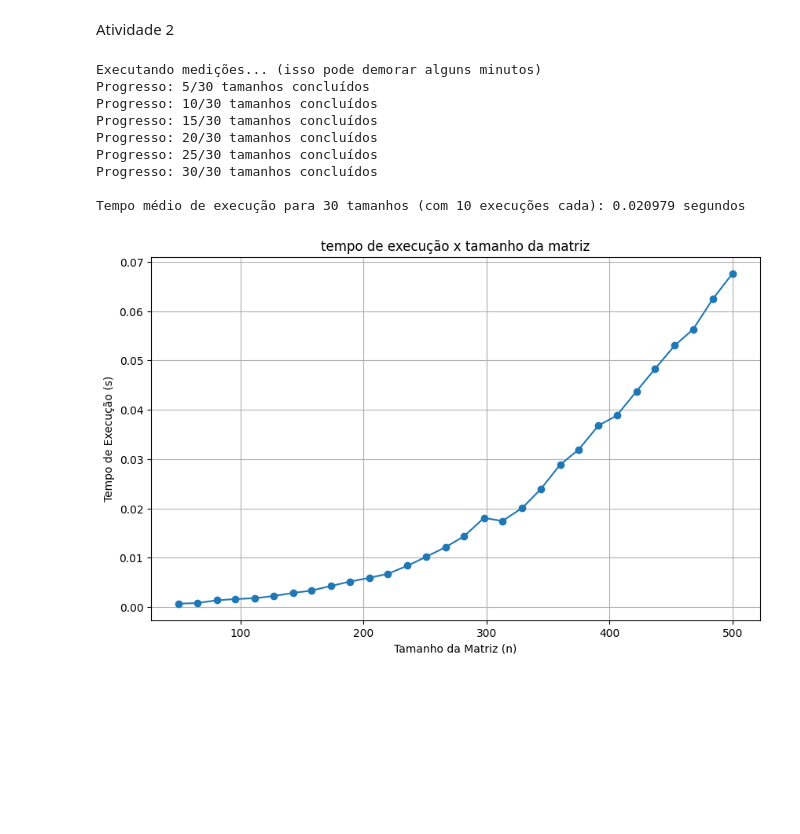
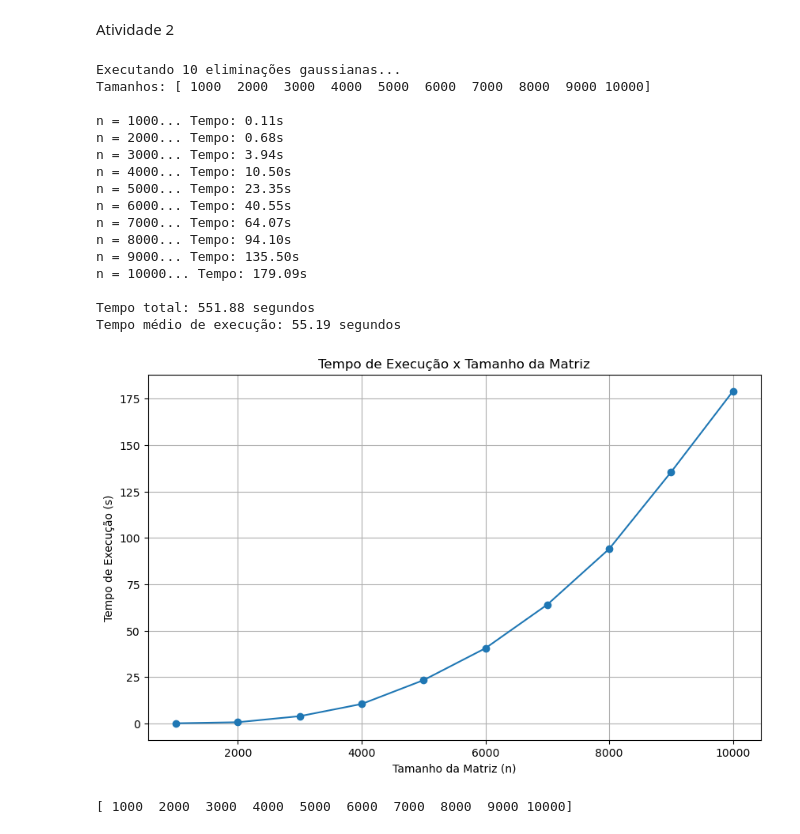
Before and after one commit to pedronalon/Trabalho03_Calculo_Numerico, a Jupyter notebook: Trabalho03.ipynb, the cells around one changed output. Saved outputs shown, nothing was run; the diff lists cells and outputs as text; code cells hidden in the pictures; blank space fills up the shorter version.

```diff
--- a/Trabalho03.ipynb
+++ b/Trabalho03.ipynb
@@ -54,67 +72,60 @@ print(solution)
 # %% [markdown]
 Atividade 2
 # %%
-eliminations = 30  # mais pontos de amostragem
-a, b = 50, 500  # começar de 50 para evitar tempos muito pequenos e imprecisos
-
-n_values = np.linspace(a, b, eliminations, dtype=int)
+eliminations = 10
+n_values = np.linspace(1000, 10000, eliminations, dtype=int)
 times = np.zeros(eliminations)
 total_time = 0
 k = 0
 solutions = []
 
-# MELHORIA: mais execuções e usar perf_counter para maior precisão
-num_execucoes = 10  # aumentado de 5 para 10
+print(f"Executando {eliminations} eliminações gaussianas...")
+print(f"Tamanhos: {n_values}\n")
 
-print("Executando medições... (isso pode demorar alguns minutos)")
-for idx, i in enumerate(n_values):
-    tempos_amostra = []
+for i in n_values:
+    print(f"n = {i}...", end=" ", flush=True)
+    A = np.random.rand(i, i)
+    b = np.random.rand(i)
 
-    # aquecimento do cache (executa uma vez e descarta)
-    A_warm = np.random.rand(i, i)
-    b_warm = np.random.rand(i)
-    _ = gaussianElimination(A_warm.copy(), b_warm.copy())
-
-    for _ in range(num_execucoes):
-        A = np.random.rand(i, i)
-        b = np.random.rand(i)
-
-        # usar perf_counter para maior precisão
-        start_time = t.perf_counter()
-        solution = gaussianElimination(A, b)
-        end_time = t.perf_counter()
-        tempos_amostra.append(end_time - start_time)
-
-    # usar média em vez de mediana (mais suave para dados já filtrados)
-    times[k] = np.mean(tempos_amostra)
+    start_time = t.time()
+    solution = gaussianElimination(A, b)
+    end_time = t.time()
+    times[k] = end_time - start_time
     total_time += times[k]
+    print(f"Tempo: {times[k]:.2f}s")
     k += 1
     solutions.append(solution)
 
-    # progresso
-    if (idx + 1) % 5 == 0:
-        print(f"Progresso: {idx + 1}/{eliminations} tamanhos concluídos")
-
 average_time = total_time / eliminations
 
-print(f"\nTempo médio de execução para {eliminations} tamanhos (com {num_execucoes} execuções cada): {average_time:.6f} segundos")
+print(f"\nTempo total: {total_time:.2f} segundos")
+print(f"Tempo médio de execução: {average_time:.2f} segundos")
 
 
 plt.figure(figsize=(10, 6))
 plt.plot(n_values, times, marker='o')
-plt.title('tempo de execução x tamanho da matriz')
+plt.title('Tempo de Execução x Tamanho da Matriz')
 plt.xlabel('Tamanho da Matriz (n)')
 plt.ylabel('Tempo de Execução (s)')
 plt.grid()
 plt.show()
+print(n_values)
 # %% [output]
-Executando medições... (isso pode demorar alguns minutos)
-Progresso: 5/30 tamanhos concluídos
-Progresso: 10/30 tamanhos concluídos
-Progresso: 15/30 tamanhos concluídos
-Progresso: 20/30 tamanhos concluídos
-Progresso: 25/30 tamanhos concluídos
-Progresso: 30/30 tamanhos concluídos
+Executando 10 eliminações gaussianas...
+Tamanhos: [ 1000  2000  3000  4000  5000  6000  7000  8000  9000 10000]
 
-Tempo médio de execução para 30 tamanhos (com 10 execuções cada): 0.020979 segundos
+n = 1000... Tempo: 0.11s
+n = 2000... Tempo: 0.68s
+n = 3000... Tempo: 3.94s
+n = 4000... Tempo: 10.50s
+n = 5000... Tempo: 23.35s
+n = 6000... Tempo: 40.55s
+n = 7000... Tempo: 64.07s
+n = 8000... Tempo: 94.10s
+n = 9000... Tempo: 135.50s
+n = 10000... Tempo: 179.09s
+
+Tempo total: 551.88 segundos
+Tempo médio de execução: 55.19 segundos
-[figure, old version]
+[figure, new version]
+[ 1000  2000  3000  4000  5000  6000  7000  8000  9000 10000]
```
Also changed, not shown: parts of 8 cells of this notebook.
